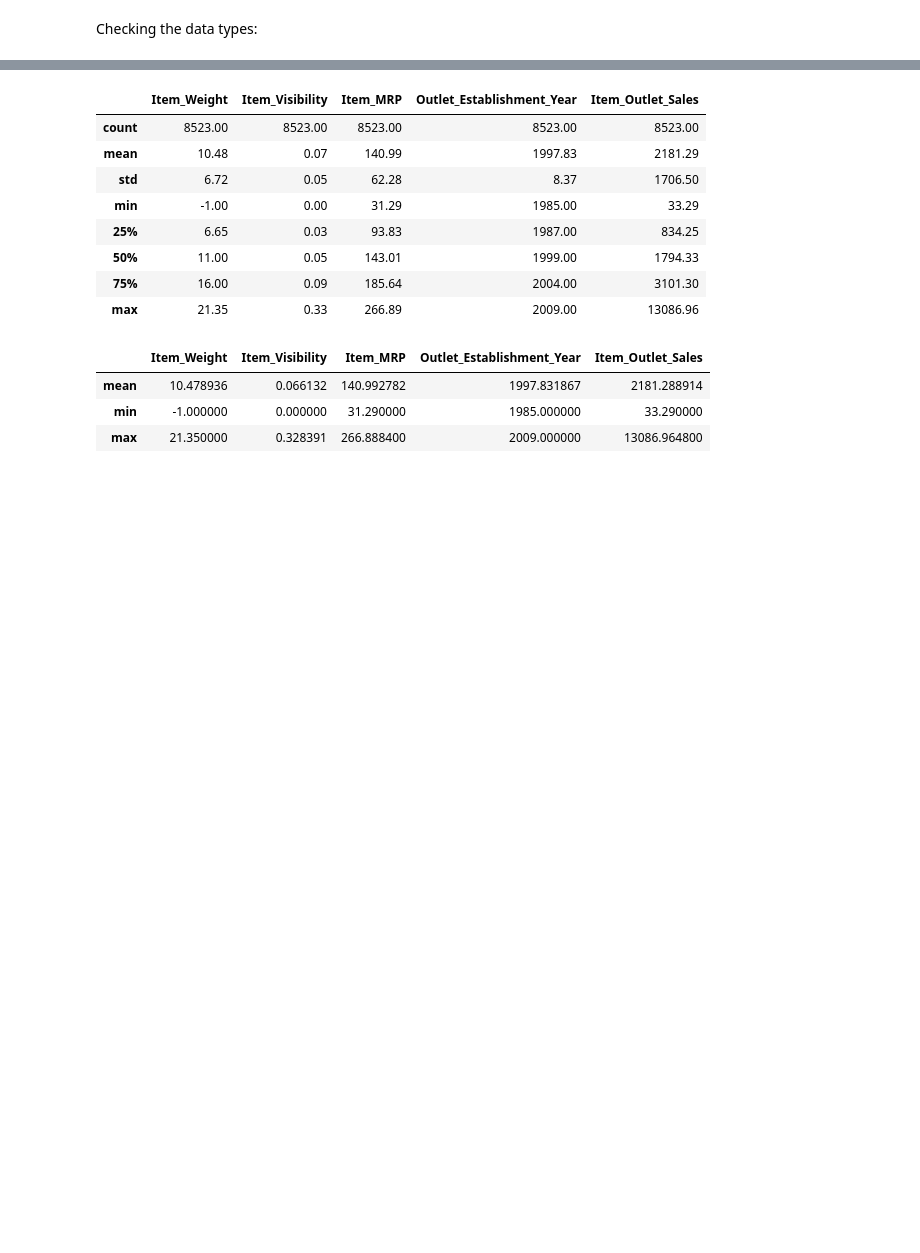
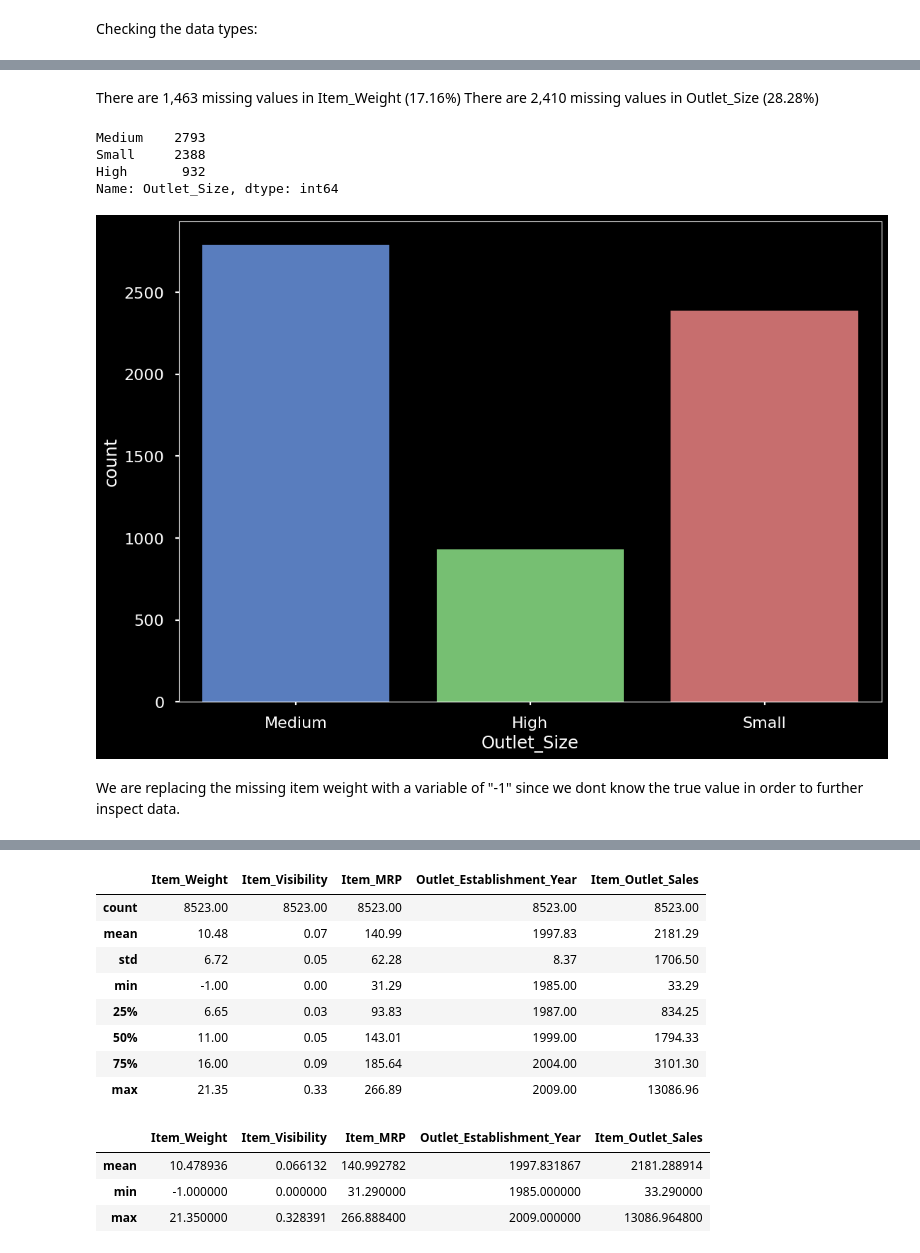
Before and after one commit to JCruzJorge/Prediction-of-Product-Sales, a Jupyter notebook: Prediction_of_Product_Sales_CruzJorge.ipynb, the cells around one changed output, grey strips where cells are left out. Cells and saved outputs as stored; diff of their text form; code cells hidden in the pictures; blank space fills up the shorter version.

```diff
--- a/Prediction_of_Product_Sales_CruzJorge.ipynb
+++ b/Prediction_of_Product_Sales_CruzJorge.ipynb
@@ -100,0 +193,3 @@ Checking for missing values:
+# %% [markdown]
+There are 1,463 missing values in Item_Weight (17.16%)
+There are 2,410 missing values in Outlet_Size (28.28%)
@@ -100,0 +199,11 @@ Checking for missing values:
+# %%
+df['Outlet_Size'].value_counts()
+# %% [output]
+Medium    2793
+Small     2388
+High       932
+Name: Outlet_Size, dtype: int64
+# %%
+ax = sns.countplot(data = df, x = 'Outlet_Size');
+# %% [output]
+[figure, added]
@@ -100,0 +212,2 @@ Checking for missing values:
+# %% [markdown]
+We are replacing the missing item weight with a variable of "-1" since we dont know the true value in order to further inspect data.
```
Also changed, not shown: parts of 105 cells of this notebook.
